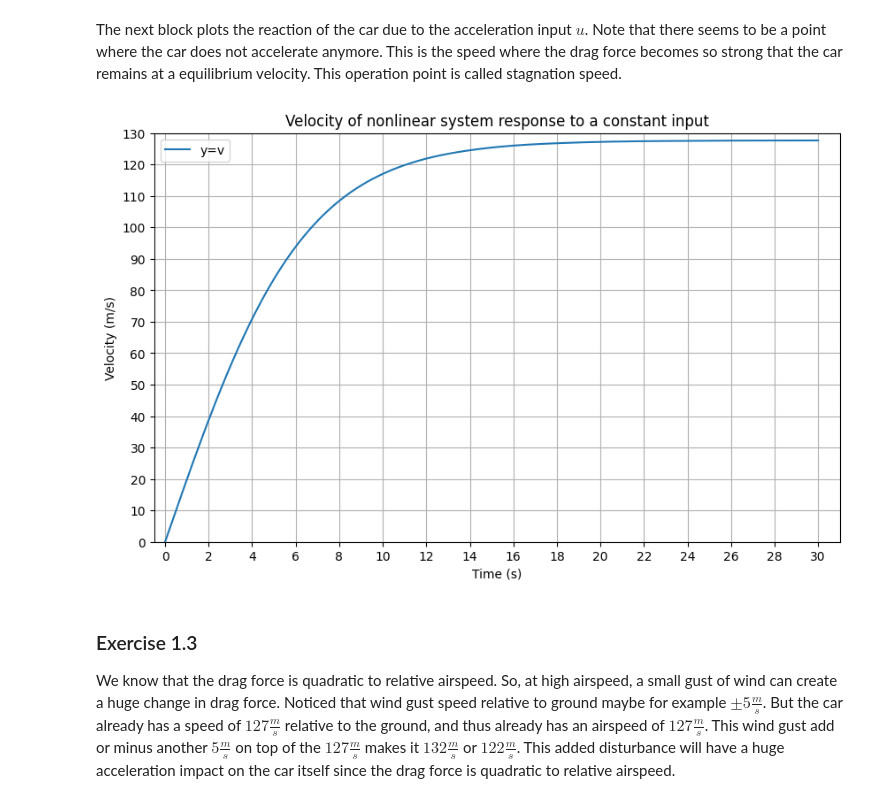
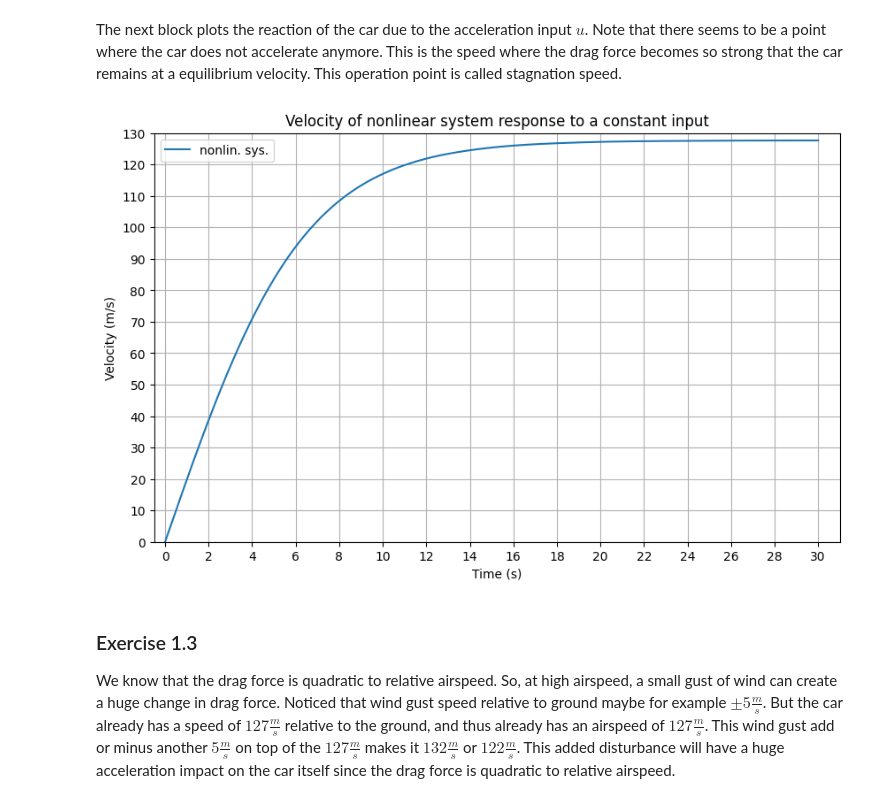
Before and after one commit to idsc-frazzoli/CS2-2024-notebooks, a Jupyter notebook: ps11-NLC1/Elias_part_test_2024-05-16.ipynb, the cells around one changed output. Cells and saved outputs as stored; diff of their text form; code cells hidden in the pictures.

```diff
--- a/ps11-NLC1/Elias_part_test_2024-05-16.ipynb
+++ b/ps11-NLC1/Elias_part_test_2024-05-16.ipynb
@@ -85,25 +85,25 @@ We will analyse the cars behaviour in response to an input acceleration of $20 \
 t = np.linspace(0, 30, 1000)
 u = 20
 
-t_out, y_out = ct.input_output_response(sys, T=t, U=u, X0=[0])
+t_out_1, y_out_1 = ct.input_output_response(sys, T=t, U=u, X0=[0])
 # %% [markdown]
 The next block plots the reaction of the car due to the acceleration input $u$. Note that there seems to be a point where the car does not accelerate anymore. This is the speed where the drag force becomes so strong that the car remains at a equilibrium velocity. This operation point is called stagnation speed.
 # %%
 # Plot the response
 plt.figure(figsize=(10, 6))
 plt.grid(True)
 plt.title('Velocity of nonlinear system response to a constant input')
-plt.plot(t_out, y_out[0], label='y=v')
+plt.plot(t_out_1, y_out_1[0], label='nonlin. sys.')
 plt.xticks(np.linspace(0, 30, 16))
 plt.yticks(np.linspace(0,130,14))
 plt.ylim(0,130)
 plt.xlim(-0.5,31)
 plt.xlabel('Time (s)')
 plt.ylabel('Velocity (m/s)')
 plt.legend()
 plt.show()
 # %% [output]
-[figure, old version]
+[figure, new version]
 # %% [markdown]
 ### Exercise 1.3
 
```
Also changed, not shown: parts of 13 cells of this notebook.
